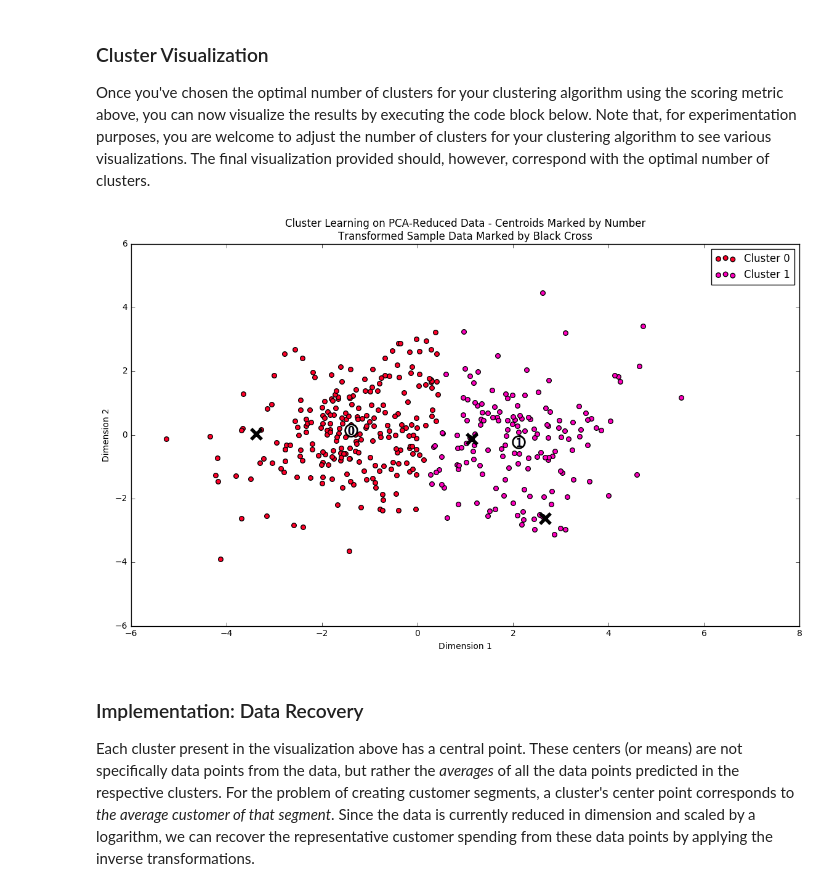
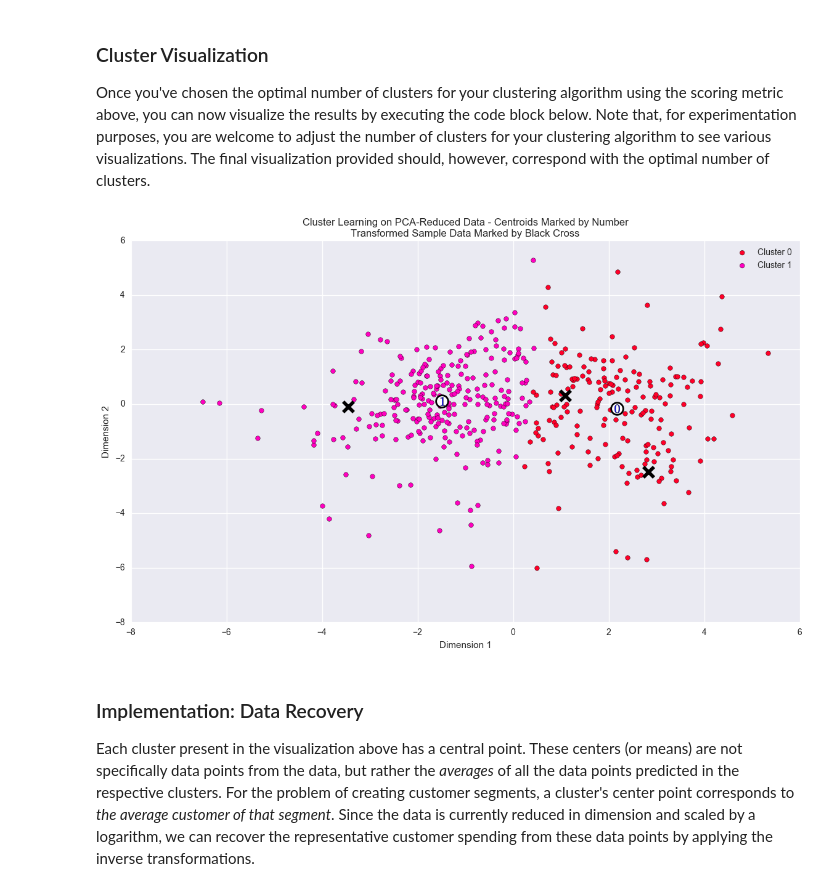
Before and after one commit to mikivujkovic/Udacity-MLND-submissions, a Jupyter notebook: customer segments/customer_segments.ipynb, the cells around one changed output. Drawn from its saved outputs; the diff is of its cells as text; code cells hidden in the pictures.

```diff
--- a/customer segments/customer_segments.ipynb
+++ b/customer segments/customer_segments.ipynb
@@ -72,3 +72,8 @@ Chosen samples of wholesale customers dataset:
 | 0 | 9413 | 8259 | 5126 | 666 | 1795 | 1451 |
 | 1 | 11405 | 596 | 1638 | 3347 | 69 | 360 |
 | 2 | 260 | 8675 | 13430 | 1116 | 7015 | 323 |
+# %%
+import seaborn as sns
+samples_bar = samples.append(data.describe().loc['mean'])
+samples_bar.index = indices + ['mean']
+_ = samples_bar.plot(kind='bar', figsize=(14,6))
@@ -210,9 +261,14 @@ count = collections.Counter(outliers)
 print "\n"
 print "How many features for each outlier indice"
 print count
+print "\n"
+outliers_for_removal = {k: v for k, v in count.items() if v > 1}.keys()
+print "These indices will be removed:"
+print outliers_for_removal
+
 
 # Remove the outliers, if any were specified
-good_data = log_data.drop(log_data.index[outliers]).reset_index(drop = True)
+good_data = log_data.drop(log_data.index[outliers_for_removal]).reset_index(drop = True)
 # %% [output]
 Data points considered outliers for the feature 'Fresh':
 |  | Fresh | Milk | Grocery | Frozen | Detergents_Paper | Delicatessen |
@@ -449,9 +518,17 @@ I calculated scores for 2 to 10 clusters. Best sihouette score was reached with
 Once you've chosen the optimal number of clusters for your clustering algorithm using the scoring metric above, you can now visualize the results by executing the code block below. Note that, for experimentation purposes, you are welcome to adjust the number of clusters for your clustering algorithm to see various visualizations. The final visualization provided should, however, correspond with the optimal number of clusters.
 # %%
 # Display the results of the clustering from implementation
+
+km = KMeans(n_clusters=2, random_state=1)
+clusterer = km.fit(reduced_data)
+preds = clusterer.predict(reduced_data)
+centers = clusterer.cluster_centers_
+sample_preds = clusterer.predict(pca_samples)
+
+
 vs.cluster_results(reduced_data, preds, centers, pca_samples)
 # %% [output]
-[figure, old version]
+[figure, new version]
 # %% [markdown]
 ### Implementation: Data Recovery
 Each cluster present in the visualization above has a central point. These centers (or means) are not specifically data points from the data, but rather the *averages* of all the data points predicted in the respective clusters. For the problem of creating customer segments, a cluster's center point corresponds to *the average customer of that segment*. Since the data is currently reduced in dimension and scaled by a logarithm, we can recover the representative customer spending from these data points by applying the inverse transformations.
```
Also changed, not shown: parts of 32 cells of this notebook, 1 other file.
